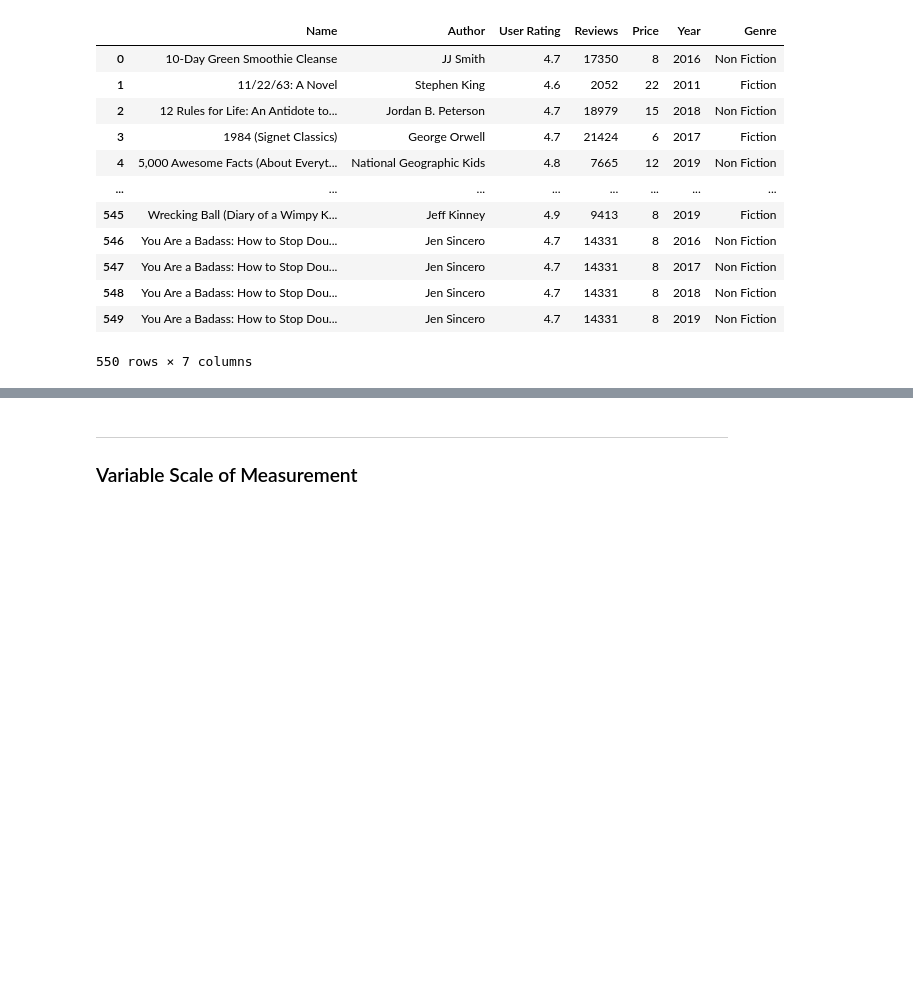
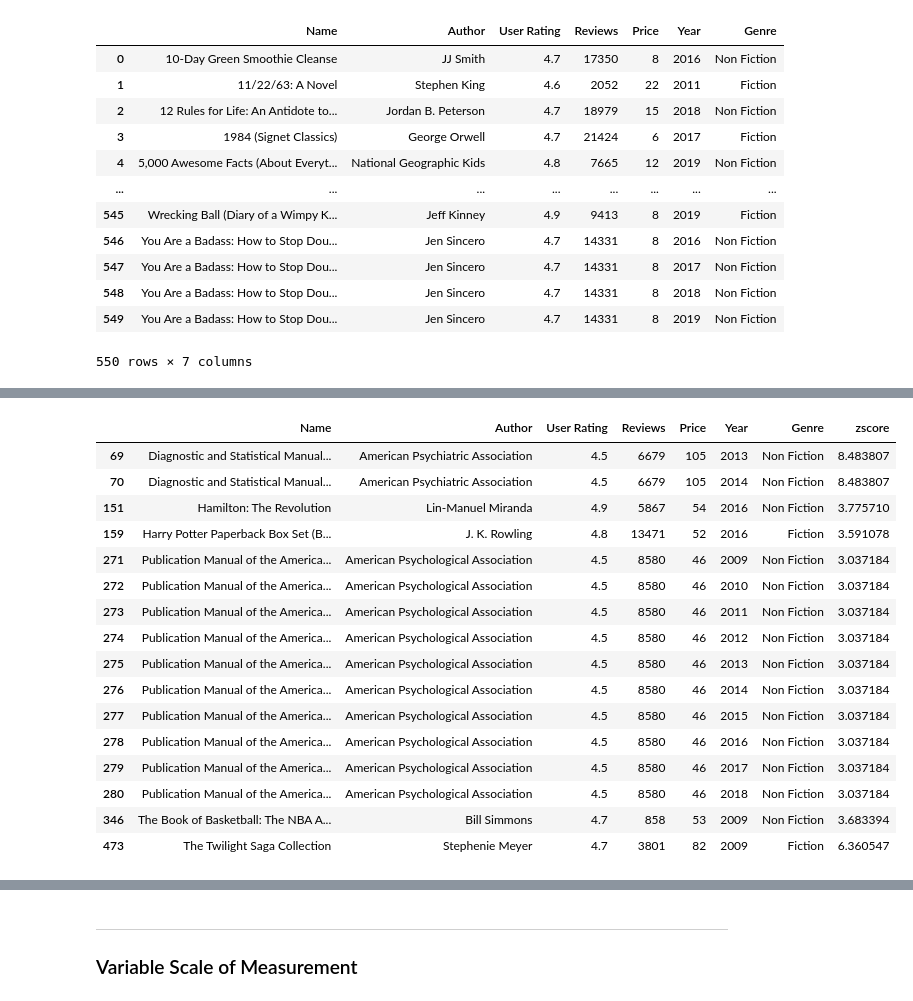
Before and after one commit to glenvj-j/Data-Science-Playbook, a Jupyter notebook: 01 Statistic Summary.ipynb, the cells around one changed output, grey strips where cells are left out. Cells and saved outputs as stored; diff of their text form; code cells hidden in the pictures; blank space fills up the shorter version.

```diff
--- a/01 Statistic Summary.ipynb
+++ b/01 Statistic Summary.ipynb
@@ -42,0 +70,22 @@ df
+# %%
+df_copy = df.copy()
+df_copy['zscore'] = stats.zscore(df['Price'])
+df_copy[df_copy['zscore']>3]
+# %% [output]
+|  | Name | Author | User Rating | Reviews | Price | Year | Genre | zscore |
+| 69 | Diagnostic and Statistical Manual... | American Psychiatric Association | 4.5 | 6679 | 105 | 2013 | Non Fiction | 8.483807 |
+| 70 | Diagnostic and Statistical Manual... | American Psychiatric Association | 4.5 | 6679 | 105 | 2014 | Non Fiction | 8.483807 |
+| 151 | Hamilton: The Revolution | Lin-Manuel Miranda | 4.9 | 5867 | 54 | 2016 | Non Fiction | 3.775710 |
+| 159 | Harry Potter Paperback Box Set (B... | J. K. Rowling | 4.8 | 13471 | 52 | 2016 | Fiction | 3.591078 |
+| 271 | Publication Manual of the America... | American Psychological Association | 4.5 | 8580 | 46 | 2009 | Non Fiction | 3.037184 |
+| 272 | Publication Manual of the America... | American Psychological Association | 4.5 | 8580 | 46 | 2010 | Non Fiction | 3.037184 |
+| 273 | Publication Manual of the America... | American Psychological Association | 4.5 | 8580 | 46 | 2011 | Non Fiction | 3.037184 |
+| 274 | Publication Manual of the America... | American Psychological Association | 4.5 | 8580 | 46 | 2012 | Non Fiction | 3.037184 |
+| 275 | Publication Manual of the America... | American Psychological Association | 4.5 | 8580 | 46 | 2013 | Non Fiction | 3.037184 |
+| 276 | Publication Manual of the America... | American Psychological Association | 4.5 | 8580 | 46 | 2014 | Non Fiction | 3.037184 |
+| 277 | Publication Manual of the America... | American Psychological Association | 4.5 | 8580 | 46 | 2015 | Non Fiction | 3.037184 |
+| 278 | Publication Manual of the America... | American Psychological Association | 4.5 | 8580 | 46 | 2016 | Non Fiction | 3.037184 |
+| 279 | Publication Manual of the America... | American Psychological Association | 4.5 | 8580 | 46 | 2017 | Non Fiction | 3.037184 |
+| 280 | Publication Manual of the America... | American Psychological Association | 4.5 | 8580 | 46 | 2018 | Non Fiction | 3.037184 |
+| 346 | The Book of Basketball: The NBA A... | Bill Simmons | 4.7 | 858 | 53 | 2009 | Non Fiction | 3.683394 |
+| 473 | The Twilight Saga Collection | Stephenie Meyer | 4.7 | 3801 | 82 | 2009 | Fiction | 6.360547 |
```
Also changed, not shown: parts of 11 cells of this notebook.
